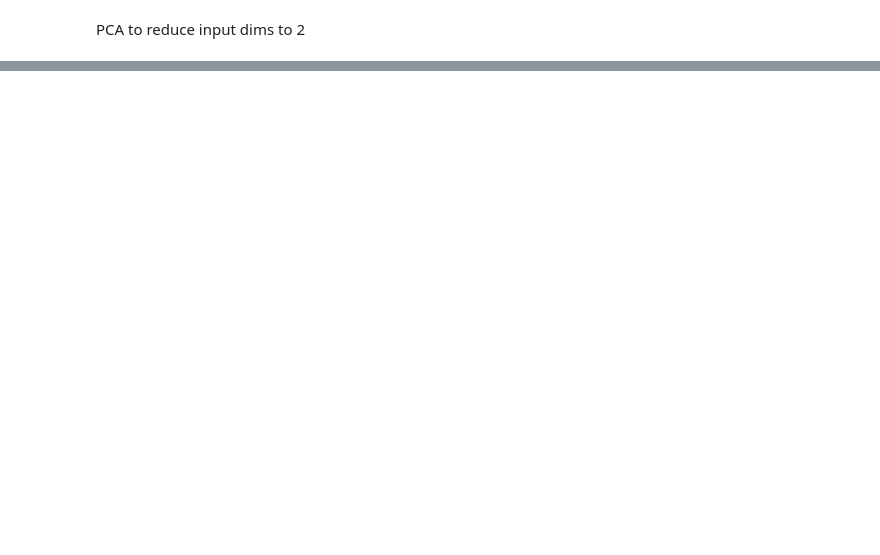
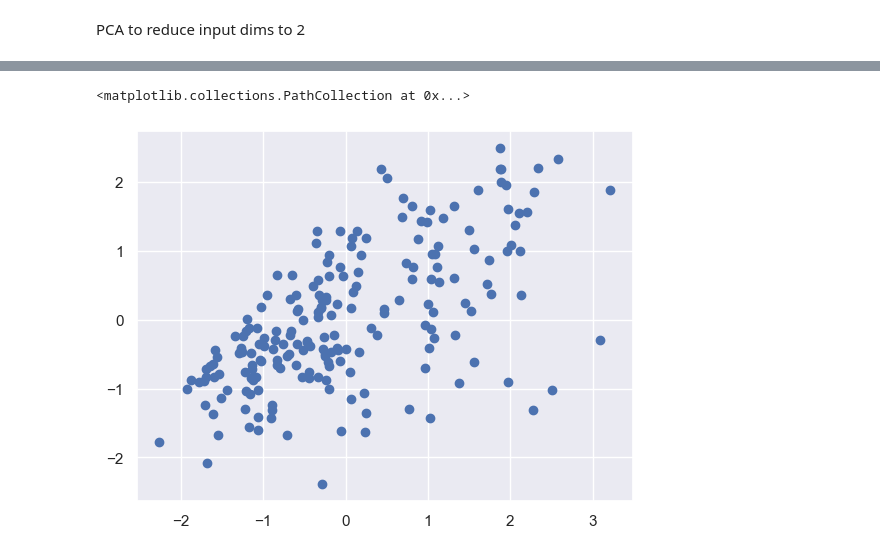
Before and after one commit to Niko32/ProbML, a Jupyter notebook: src/prototyping/gaussian_process_regression.ipynb, the cells around one changed output, grey strips where cells are left out. Drawn from its saved outputs; the diff is of its cells as text; code cells hidden in the pictures; blank space fills up the shorter version.

```diff
--- a/src/prototyping/gaussian_process_regression.ipynb
+++ b/src/prototyping/gaussian_process_regression.ipynb
@@ -65,0 +95,5 @@ ax.scatter3D(X.T[0], X.T[1], y)
+# %%
+plt.scatter(X.T[0], y)
+# %% [output]
+<matplotlib.collections.PathCollection at 0x...>
+[figure, added]
```
Also changed, not shown: parts of 22 cells of this notebook.
